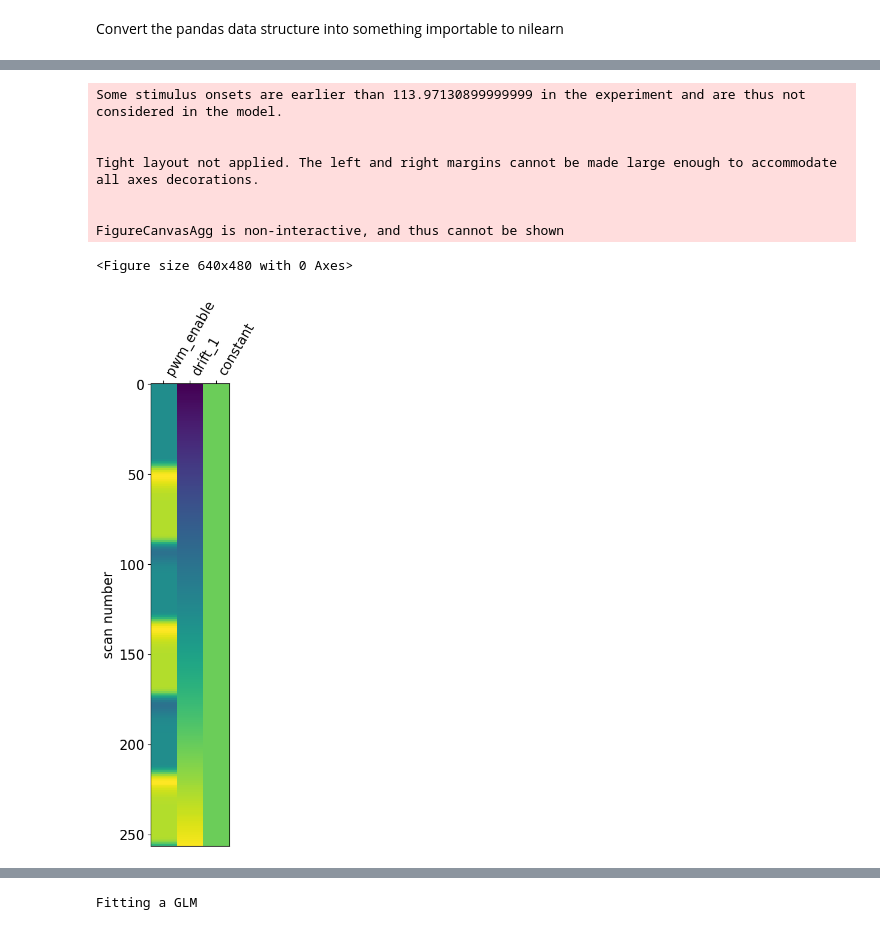
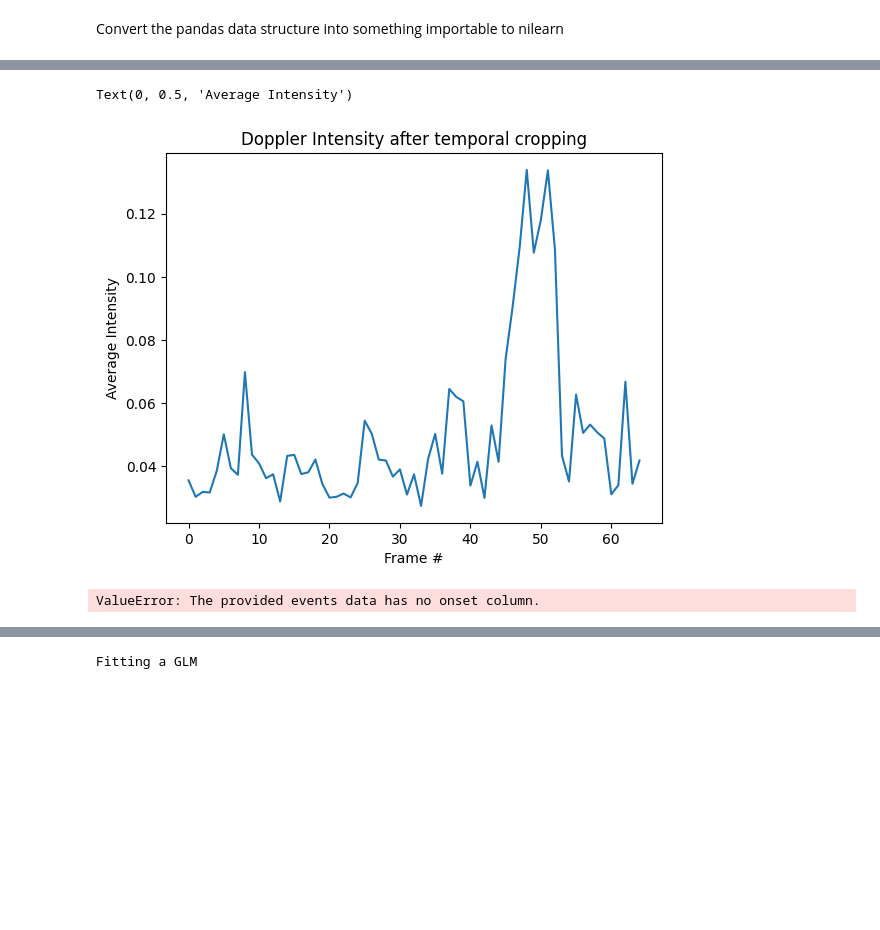
Before and after one commit to ClaireNastaskin/processing_fusi, a Jupyter notebook: Experiments/process_3D_UCLA_eventstream.ipynb, the cells around one changed output, grey strips where cells are left out. Saved outputs shown, nothing was run; the diff lists cells and outputs as text; code cells hidden in the pictures; blank space fills up the shorter version.

```diff
--- a/Experiments/process_3D_UCLA_eventstream.ipynb
+++ b/Experiments/process_3D_UCLA_eventstream.ipynb
@@ -150,10 +144,67 @@ print(fusi_data.shape)
+# %%
+###############################################################################################
+#     Depending on the transformation matrix, we can select a sub-period of time to study     #
+###############################################################################################
+
+study_sub_period = True
+sub_period_to_study = [60, 125]
+
+if study_sub_period:
+    # Sub-period of fusi_data
+    fusi_data_sub_period = fusi_data[:, :, :, sub_period_to_study[0]:sub_period_to_study[1]]
+    # print(fusi_data_sub_period.shape)
+
+   # Select a sub-period of probe_events based on indices
+    probe_events_sub_period = probe_events.iloc[sub_period_to_study[0]:sub_period_to_study[1]].reset_index(drop=True)
+
+   # Filter task_info based on the sub-period range for time_stamp data of probe_events_sub_period
+    task_info_sub = task_info[
+        (task_info['Timestamp'] >= probe_events_sub_period.time_stamp.iloc[0]) &
+        (task_info['Timestamp'] <= probe_events_sub_period.time_stamp.iloc[-1])  # iloc[-1] for last value
+    ].reset_index(drop=True)
+
+    # print(task_info_sub.shape)
+    if apply_image_registration:
+
+        # Sub-period of transformations
+        transformations_sub_period = transformations[:, sub_period_to_study[0]:sub_period_to_study[1]]
+        print(transformations_sub_period.shape)
+
+        plt.figure(figsize=(10, 4))
+        plt.plot(transformations_sub_period[0, :], label='Translation X')
+        plt.plot(transformations_sub_period[1, :], label='Translation Y')
+        plt.plot(transformations_sub_period[2, :]*180/np.pi, label='Rotation Angle')
+        plt.title('Transformation after sub-period clipping')
+        plt.xlabel('Frame Index')
+        plt.ylabel('Transformation Value')
+        plt.legend()
+        plt.grid(True)
+        plt.show()
+
+
+average_over_time_sub_period = np.mean(fusi_data_sub_period, axis=(0, 1, 2))
+plt.plot(average_over_time_sub_period)
+plt.title('Doppler Intensity after temporal cropping')
+plt.xlabel('Frame #')
+plt.ylabel('Average Intensity')
+# %% [output]
+Text(0, 0.5, 'Average Intensity')
+[figure, added]
 # %%
+#######################################
+#     Create design matrix for GLM    #
+#######################################
+if study_sub_period:
+    fusi_data=fusi_data_sub_period
+    probe_events=probe_events_sub_period
+    task_info=task_info_sub
 
 hrf_model = "glover"
 if apply_image_registration:
+    transformations=transformations_sub_period
     design_matrix = make_first_level_design_matrix(
-        fusi_info['Experiment Time'] ,
-        events,
+        probe_events['time_stamp'] ,
+        task_events,
         drift_model="polynomial",
         drift_order=1,
         add_regs=transformations.transpose(),
@@ -162,8 +213,8 @@ if apply_image_registration:
     )
 else:
     design_matrix = make_first_level_design_matrix(
-        fusi_info['Experiment Time'] ,
-        events,
+        probe_events['time_stamp'] ,
+        task_info,
         drift_model="polynomial",
         drift_order=1,
         hrf_model=hrf_model,
@@ -173,12 +224,4 @@ fig = plt.figure()
 plot_design_matrix(design_matrix)
 fig.show()
 # %% [output]
-Some stimulus onsets are earlier than 113.97130899999999 in the experiment and are thus not considered in the model.
-
-
-Tight layout not applied. The left and right margins cannot be made large enough to accommodate all axes decorations.
-
-
-FigureCanvasAgg is non-interactive, and thus cannot be shown
+ValueError: The provided events data has no onset column.
-<Figure size 640x480 with 0 Axes>
-[figure, removed]
```
Also changed, not shown: parts of 16 cells of this notebook, 6 other files.
